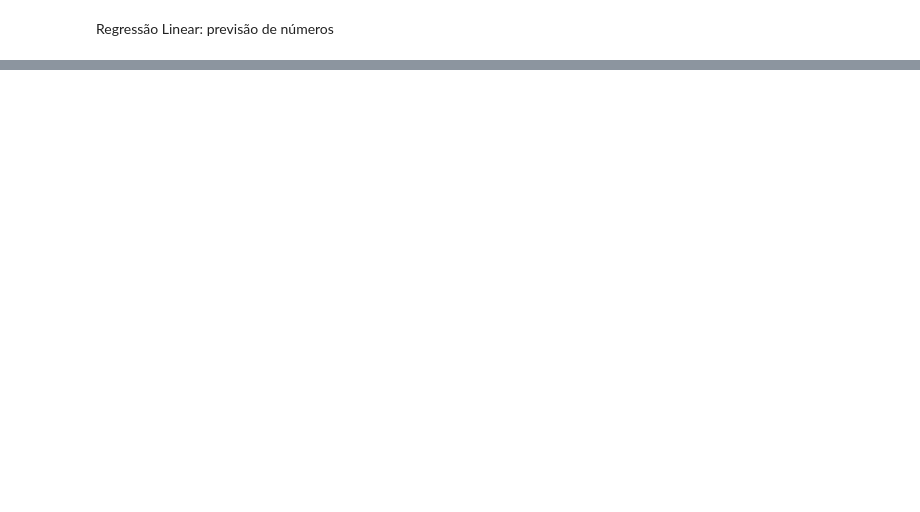
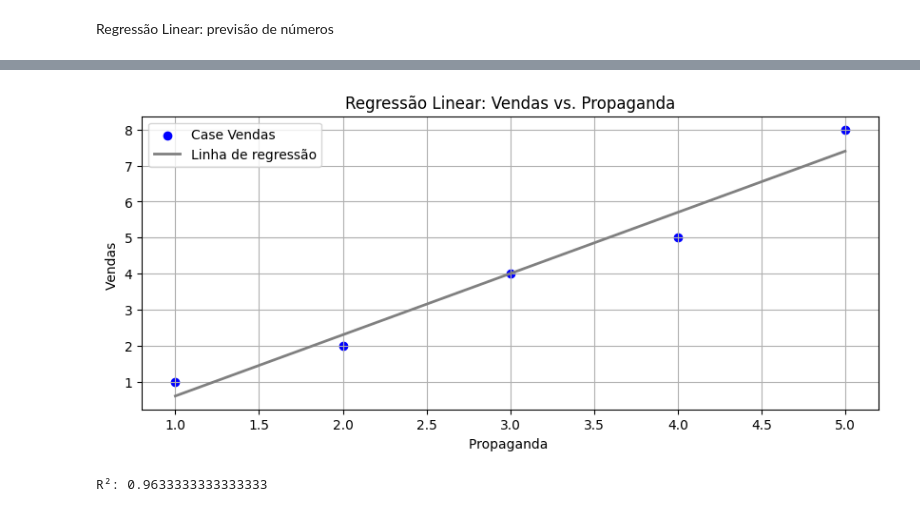
Before and after one commit to freitasecia49/NovoGitRepositorio, a Jupyter notebook: Machine_Learning_CODE.ipynb, the cells around one changed output, grey strips where cells are left out. Drawn from its saved outputs; the diff is of its cells as text; code cells hidden in the pictures; blank space fills up the shorter version.

```diff
--- a/Machine_Learning_CODE.ipynb
+++ b/Machine_Learning_CODE.ipynb
@@ -124,0 +184,29 @@ LinearRegression()
+# %%
+propaganda = [1, 2, 3, 4, 5]
+vendas = [1, 2, 4, 5, 8]
+
+propaganda = np.array(propaganda).reshape(-1,1)
+
+modelo = LinearRegression()
+modelo.fit(propaganda, vendas)
+
+propaganda_para_plotar = np.linspace(propaganda.min(), propaganda.max(), 100).reshape(-1, 1)
+vendas_previsto = modelo.predict(propaganda_para_plotar)
+
+#Plotar
+plt.figure(figsize=(10,4))
+plt.scatter(propaganda, vendas, color = 'blue', label = 'Case Vendas') #gráfico de depressão
+plt.plot(propaganda_para_plotar, vendas_previsto, color='gray', linewidth=2, label='Linha de regressão')
+plt.xlabel('Propaganda ')
+plt.ylabel('Vendas ')
+plt.title('Regressão Linear: Vendas vs. Propaganda')
+plt.legend()
+plt.grid(True)
+plt.show()
+# %% [output]
+[figure, added]
+# %%
+r2 = modelo.score(propaganda, vendas) #coeficiente de determinação (R²) -> mede a fração da variância nos dados.
+print(f'R²: {r2}')
+# %% [output]
+R²: 0.9633333333333333
```
Also changed, not shown: parts of 9 cells of this notebook.
